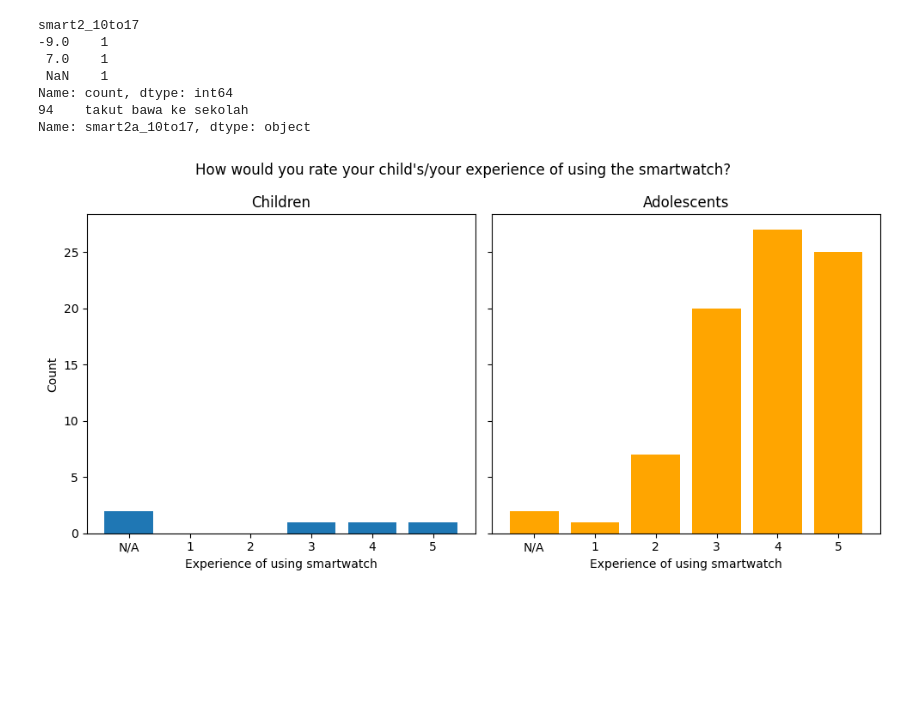
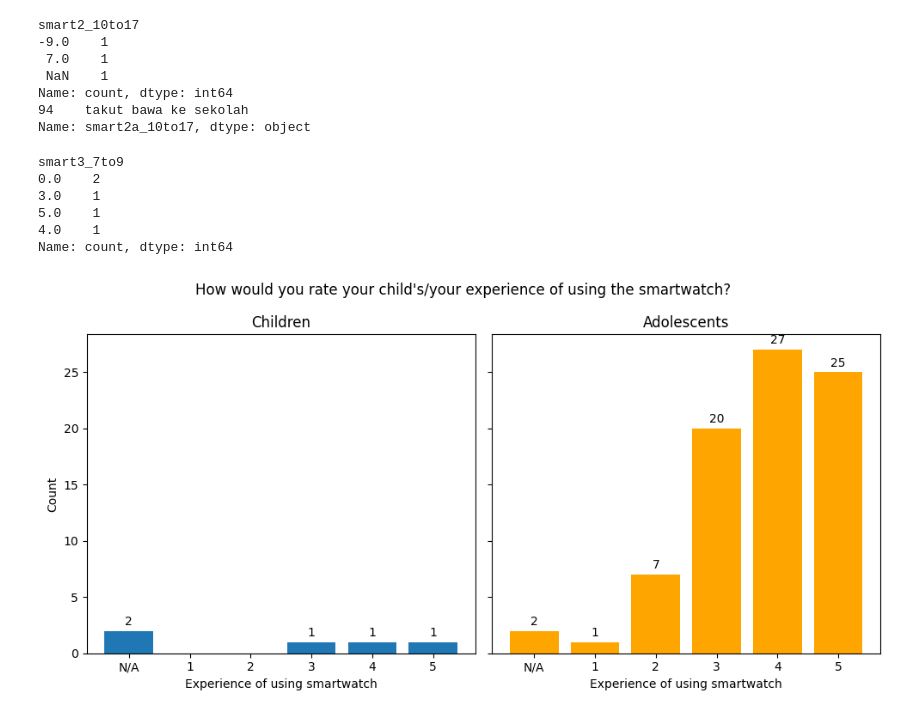
Before and after one commit to richard-lane/seaco_malaysia, a Jupyter notebook: qualitative.ipynb, the cells around one changed output. Cells and saved outputs as stored; diff of their text form; code cells hidden in the pictures; blank space fills up the shorter version.

```diff
--- a/qualitative.ipynb
+++ b/qualitative.ipynb
@@ -139,31 +139,42 @@ Name: smart2a_10to17, dtype: object
 Make a bar chart of experience of using the smartwatch
 
 """
 
 child_counts = child_df["smart3_7to9"].value_counts(dropna=False)
 adolescent_counts = adolescent_df["smart3_10to17"].value_counts(dropna=False)
 
 # Replace the NaN in the index with 0
 child_counts.index = child_counts.index.fillna(0)
 adolescent_counts.index = adolescent_counts.index.fillna(0)
 
 fig, axes = plt.subplots(1, 2, figsize=(10, 5), sharex=True, sharey=True)
 
 axes[0].bar(child_counts.index, child_counts.values)
 axes[1].bar(adolescent_counts.index, adolescent_counts.values, color="orange")
 
 # Label each bar with the number
+for i, v in child_counts.items():
+    axes[0].text(i, v + 0.5, str(v), ha="center")
+for i, v in adolescent_counts.items():
+    axes[1].text(i, v + 0.5, str(v), ha="center")
 
 
 for axis in axes:
     axis.set_xlabel("Experience of using smartwatch")
     axis.set_xticks(range(6), ["N/A", *range(1, 6)])
 
 axes[0].set_title("Children")
 axes[0].set_ylabel("Count")
 axes[1].set_title("Adolescents")
 
 fig.suptitle("How would you rate your child's/your experience of using the smartwatch?")
 fig.tight_layout()
+child_counts
 # %% [output]
+smart3_7to9
+0.0    2
+3.0    1
+5.0    1
+4.0    1
+Name: count, dtype: int64
-[figure, old version]
+[figure, new version]
```
Also changed, not shown: parts of 3 cells of this notebook.
